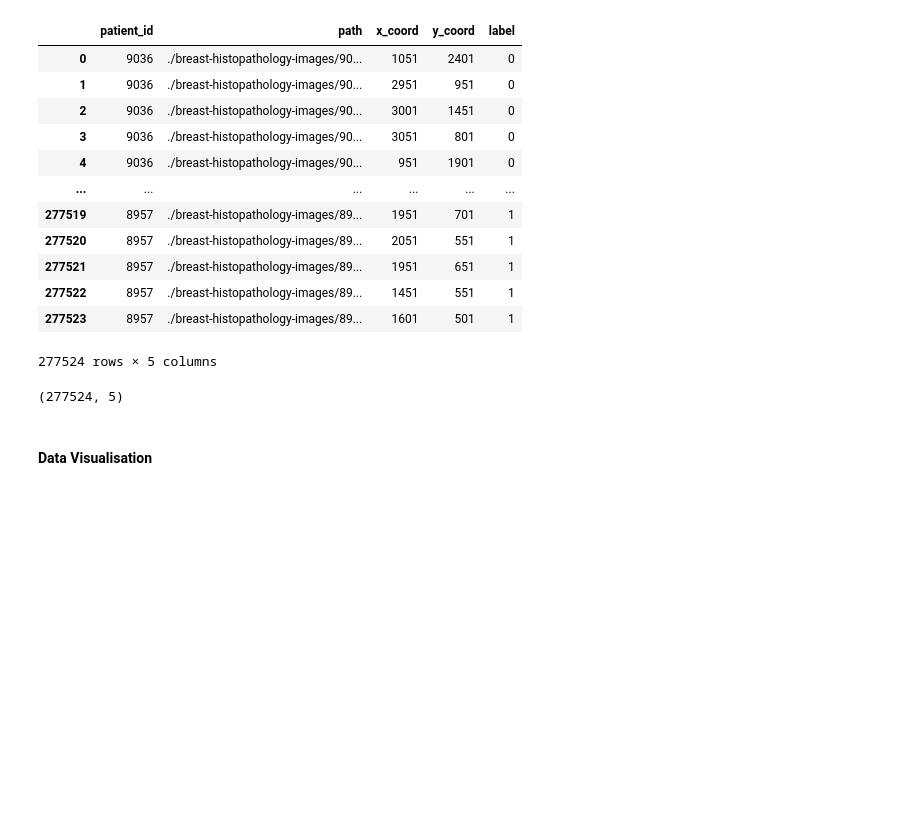
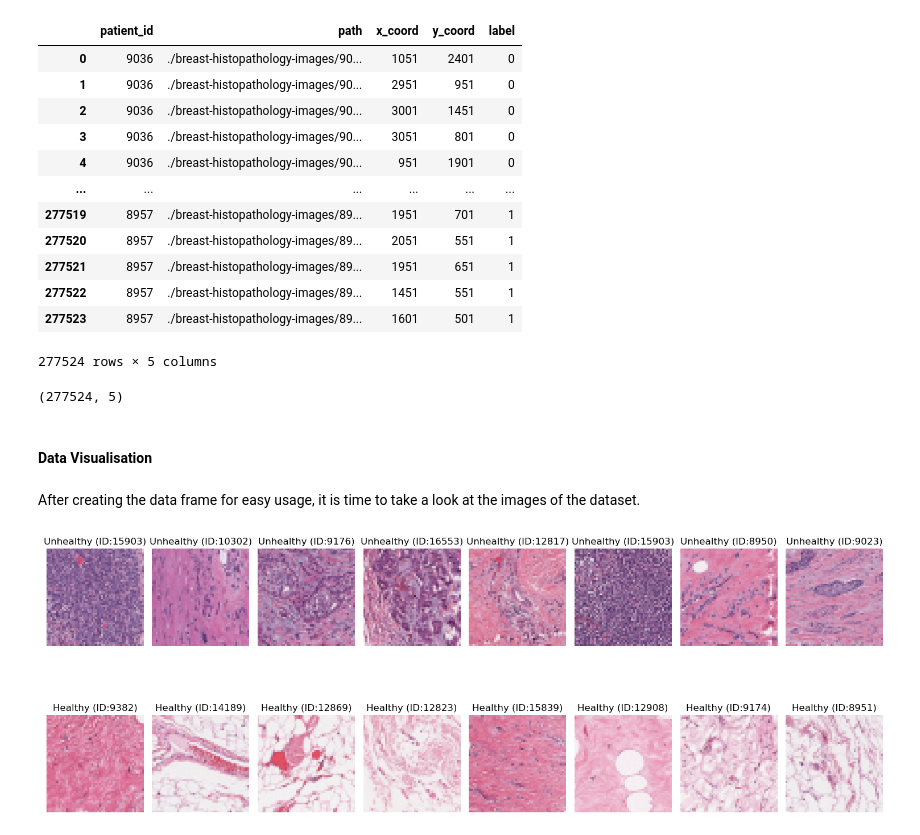
Before and after one commit to iremhttp/Breast-Cancer-Detection, a Jupyter notebook: main.ipynb, the cells around one changed output. Cells and saved outputs as stored; diff of their text form; code cells hidden in the pictures; blank space fills up the shorter version.

Commit message:
Data Visualisation updated

```diff
--- a/main.ipynb
+++ b/main.ipynb
@@ -97,3 +99,40 @@ df.shape
 (277524, 5)
 # %% [markdown]
 #### Data Visualisation
+# %% [markdown]
+After creating the data frame for easy usage, it is time to take a look at the images of the dataset.
+# %%
+unhealthy_images = df[df['label'] == 1]
+healthy_images = df[df['label'] == 0]
+
+# Visualize random samples of images with the same x and y coordinates
+num_images_to_display = 8
+random_x_y_coordinates = unhealthy_images[['x_coord', 'y_coord']].sample(num_images_to_display)
+
+fig, axes = plt.subplots(2, num_images_to_display, figsize=(15, 7))
+
+for i, (index, row) in enumerate(random_x_y_coordinates.iterrows()):
+    x_coord = row['x_coord']
+    y_coord = row['y_coord']
+
+    # Select unhealthy image with the same x and y coordinates
+    unhealthy_img_row = unhealthy_images[(unhealthy_images['x_coord'] == x_coord) & (unhealthy_images['y_coord'] == y_coord)].sample(1)
+    unhealthy_img_path = unhealthy_img_row['path'].iloc[0]
+    unhealthy_img = mpimg.imread(unhealthy_img_path)
+
+    # Select healthy image with the same x and y coordinates
+    healthy_img_row = healthy_images[(healthy_images['x_coord'] == x_coord) & (healthy_images['y_coord'] == y_coord)].sample(1)
+    healthy_img_path = healthy_img_row['path'].iloc[0]
+    healthy_img = mpimg.imread(healthy_img_path)
+
+    axes[0, i].imshow(unhealthy_img)
+    axes[0, i].set_title(f"Unhealthy (ID:{unhealthy_img_row['patient_id'].iloc[0]})")
+    axes[0, i].axis('off')
+    axes[1, i].imshow(healthy_img)
+    axes[1, i].set_title(f"Healthy (ID:{healthy_img_row['patient_id'].iloc[0]})")
+    axes[1, i].axis('off')
+
+plt.tight_layout()
+plt.show()
+# %% [output]
+[figure, added]
```
Also changed, not shown: parts of 4 cells of this notebook.
